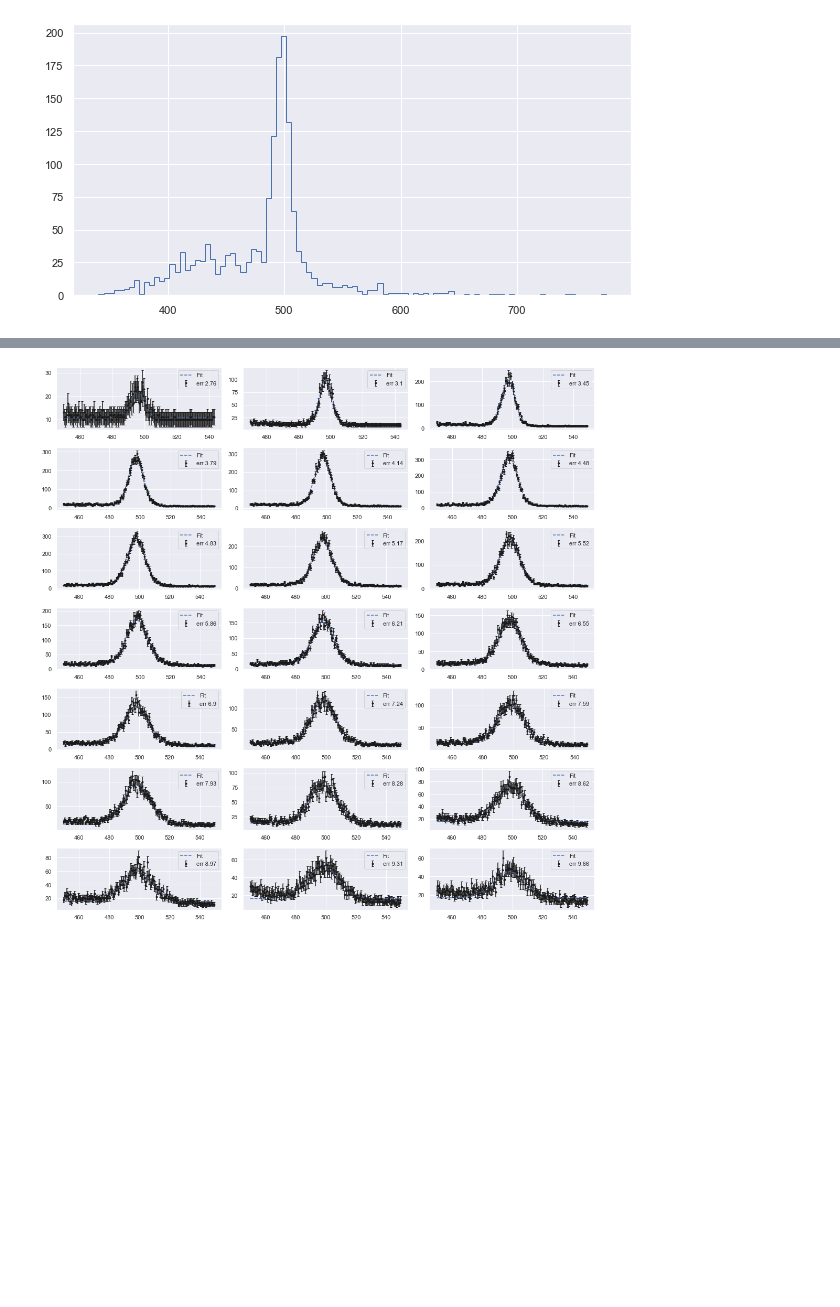
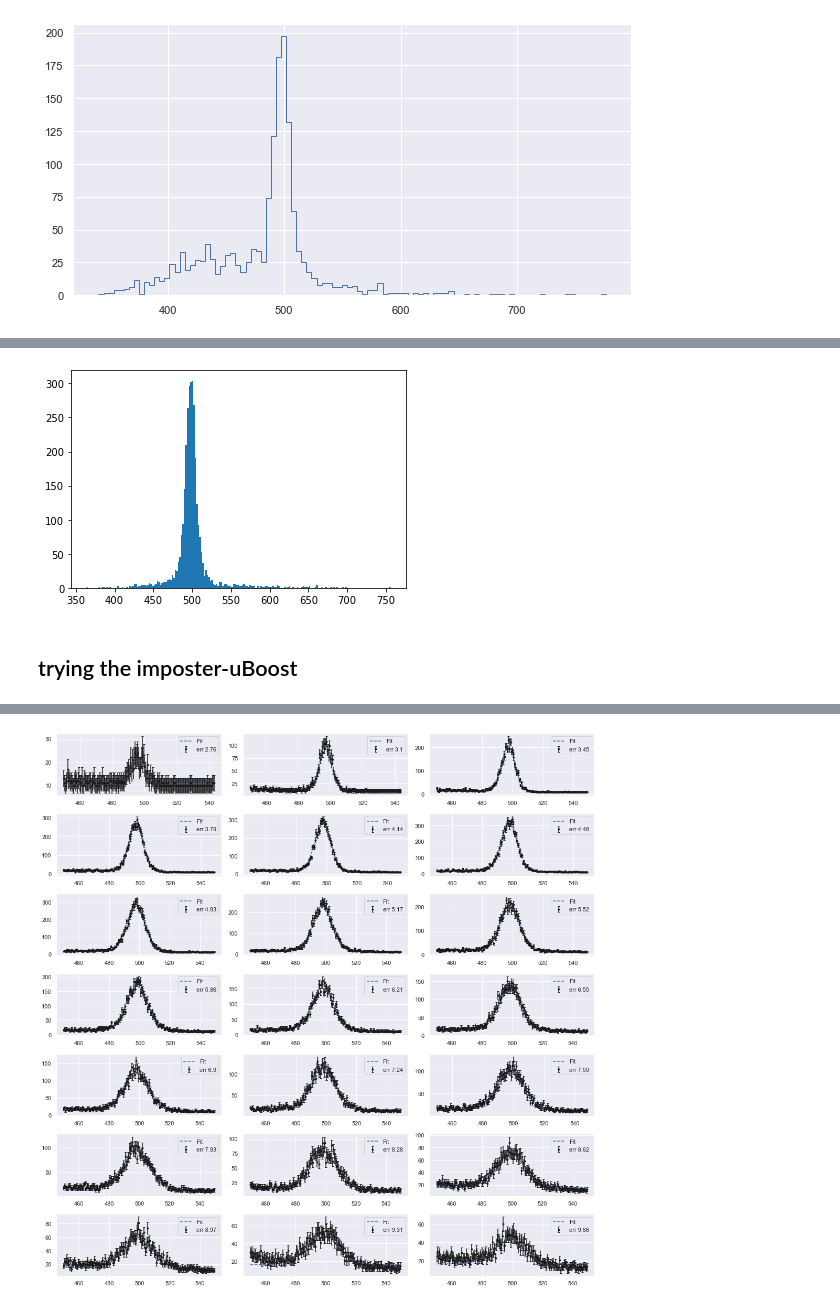
Before and after one commit to JakobSchauser/Blok1Troels, a Jupyter notebook: Keras-, XGboost and UMAPtest.ipynb, the cells around one changed output, grey strips where cells are left out. Saved outputs shown, nothing was run; the diff lists cells and outputs as text; code cells hidden in the pictures; blank space fills up the shorter version.

```diff
--- a/Keras-, XGboost and UMAPtest.ipynb
+++ b/Keras-, XGboost and UMAPtest.ipynb
@@ -265,0 +349,23 @@ hist(truedat[:s][t[:, 0]>5]["v0_ks_mass"],100)
+# %%
+params = "cosTheta pT v0_rxyErr v0_rxy v0_chi2 ntrk_pv0 a0 a0xy pv0_y calpha v0_ks_massErr epsilon1 epsilon2 v0_ptErr v0_p v0_pz1 v0_phi2 v0_y".split(" ")
+
+
+s = int(4*1e4)
+d = preprocess(dat[:s][params])
+t1 = dat[:s]["trueKs"]
+
+
+
+reducer = umap.UMAP(n_components=len(params)-1,n_neighbors=20,transform_seed=420)
+
+
+
+print("Made UMAP")
+
+
+
+te = reducer.fit(d,t1)
+print("Fittet UMAP")
+
+
+# print(embedding.shape)
@@ -266,3 +437,12 @@ hist(truedat[:s][t[:, 0]>5]["v0_ks_mass"],100)
+# %%
+tfbool = tf[:,0]<0.4
+
+amount = tfbool==t3
+
+plt.hist(dat[s:2*s][tfbool]["v0_ks_mass"],200)
+plt.show()
+# %% [output]
+[figure, added]
 # %%
 cosmask = truedat["cosTheta"]>0.997
 
@@ -288,3 +468,5 @@ fig, ax = plt.subplots(figsize=(13,6))
 y = y.astype(float)-bg(x,*mi.args)+500
 JFuncs.chi2fit(x,y,np.sqrt(y),func,{"mu":490,"sigma":3,"a":2400,"b":10},ax=ax,text=(.1,.4))
 plt.show()
+# %% [markdown]
+## trying the imposter-uBoost
```
Also changed, not shown: parts of 22 cells of this notebook, 7 other files.
